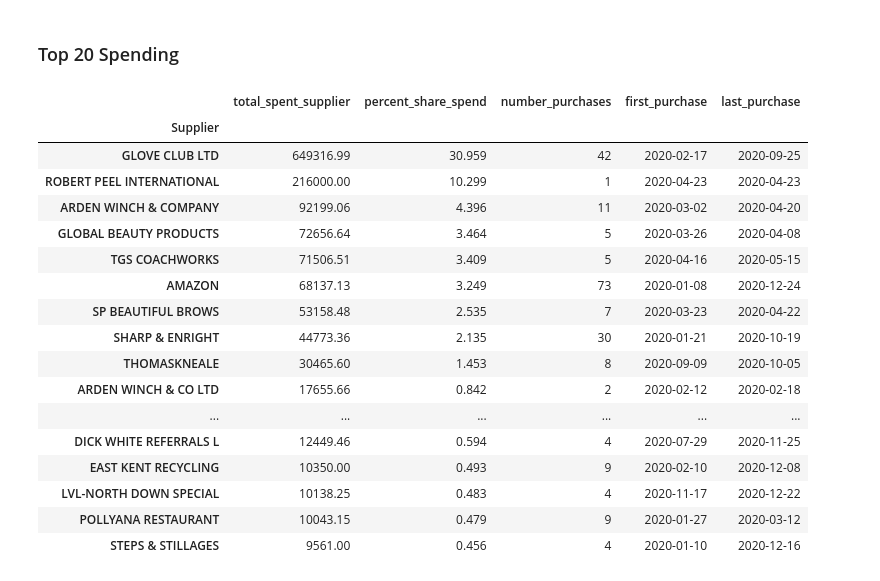
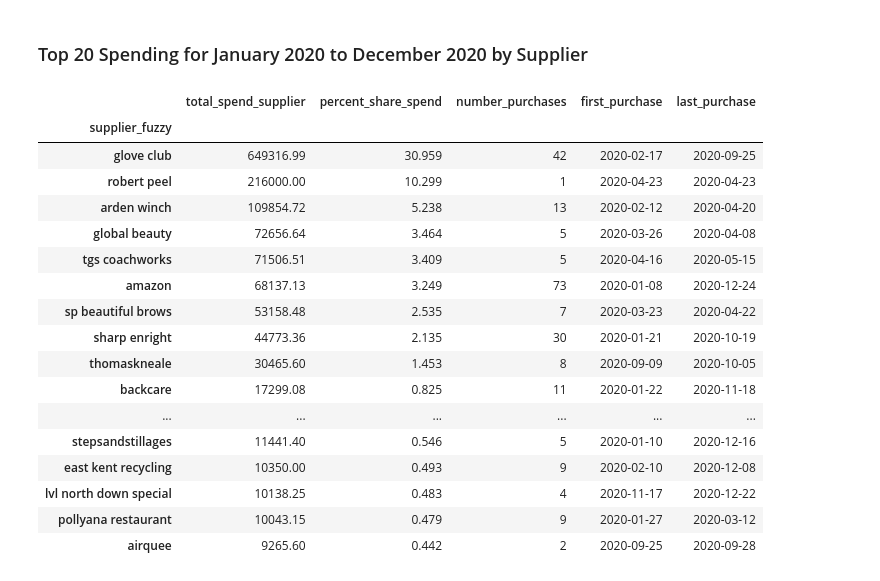
Before and after one commit to OtterOriented/home-office-spend-2020, a Jupyter notebook: HomeOffice.ipynb, the cells around one changed output. Drawn from its saved outputs; the diff is of its cells as text; code cells hidden in the pictures.

```diff
--- a/HomeOffice.ipynb
+++ b/HomeOffice.ipynb
@@ -101,0 +126,32 @@ spend['Supplier'] = spend['Supplier'].replace('TRUE GRIP OFF ROAD LTD', 'TRUE GR
+# %%
+
+# Lists used to match fuzzy replacement values.
+supplier_clean = list(spend['supplier_clean'].unique())
+supplier_fuzzy = list(spend['supplier_clean'].unique())  # Store the new fuzzy value for grouping by supplier name.
+
+# Replace with best match.
+# An average score will be used as initial tests showed good results for this method.
+for i in range(len(supplier_clean) - 1):  # Ignore final item as there's nothing for it to compare with.
+    clean = supplier_clean[i]
+    for j in range(len(supplier_fuzzy)):
+        fuzzy = supplier_fuzzy[j]
+        if clean.replace(' ', '') == fuzzy:  # A simple comparison may be enough.
+            supplier_fuzzy[j] = clean
+        else:
+            score = 0
+            score += fuzz.ratio(clean, fuzzy)
+            score += fuzz.partial_ratio(clean, fuzzy)
+            score += fuzz.token_sort_ratio(clean, fuzzy)
+            score += fuzz.token_set_ratio(clean, fuzzy)
+            if score / 4 > 79:
+                supplier_fuzzy[j] = clean
+
+# Add the new fuzzy values to the DataFrame, some will remain unchanged from the `clean` value.
+spend['supplier_fuzzy'] = spend['supplier_clean']
+for i in range(len(supplier_clean)):
+    if supplier_clean[i] != supplier_fuzzy[i]:
+        spend['supplier_fuzzy'].replace(
+            supplier_clean[i], supplier_fuzzy[i], regex=False, inplace=True
+        )
+
+spend[spend['supplier_clean'] != spend['supplier_fuzzy']]
@@ -117,0 +199,3 @@ plt.show()
+# %%
+spend.set_index('Date').resample('M').sum().to_html('spend_per_month.html')
+spend.set_index('Date').resample('M').sum()
@@ -118,35 +217,36 @@ plt.show()
 # %% [markdown]
-### Top 20 Spending
+### Top 20 Spending for January 2020 to December 2020 by Supplier
 # %%
-grouped = spend.groupby('Supplier')
+grouped = spend.groupby('supplier_fuzzy')
 
 report = grouped.agg(
-    total_spent_supplier=pd.NamedAgg(column='Amount', aggfunc='sum'),
+    total_spend_supplier=pd.NamedAgg(column='Amount', aggfunc='sum'),
     percent_share_spend=pd.NamedAgg(
         column='Amount',
         aggfunc=lambda x: round(np.sum(x) / total_spend * 100, 3)
     ),
     number_purchases=pd.NamedAgg(column='Amount', aggfunc='size'),
     first_purchase=pd.NamedAgg(column='Date', aggfunc='min'),
     last_purchase=pd.NamedAgg(column='Date', aggfunc='max')
 )
-report.sort_values('total_spent_supplier', ascending=False).head(20)
+report.sort_values('total_spend_supplier', ascending=False).head(20).to_html('top_20.html')
+report.sort_values('total_spend_supplier', ascending=False).head(20)
 # %% [output]
-|  | total_spent_supplier | percent_share_spend | number_purchases | first_purchase | last_purchase |
-| Supplier |  |  |  |  |  |
-| GLOVE CLUB LTD | 649316.99 | 30.959 | 42 | 2020-02-17 | 2020-09-25 |
-| ROBERT PEEL INTERNATIONAL | 216000.00 | 10.299 | 1 | 2020-04-23 | 2020-04-23 |
-| ARDEN WINCH & COMPANY | 92199.06 | 4.396 | 11 | 2020-03-02 | 2020-04-20 |
-| GLOBAL BEAUTY PRODUCTS | 72656.64 | 3.464 | 5 | 2020-03-26 | 2020-04-08 |
-| TGS COACHWORKS | 71506.51 | 3.409 | 5 | 2020-04-16 | 2020-05-15 |
-| AMAZON | 68137.13 | 3.249 | 73 | 2020-01-08 | 2020-12-24 |
-| SP BEAUTIFUL BROWS | 53158.48 | 2.535 | 7 | 2020-03-23 | 2020-04-22 |
-| SHARP & ENRIGHT | 44773.36 | 2.135 | 30 | 2020-01-21 | 2020-10-19 |
-| THOMASKNEALE | 30465.60 | 1.453 | 8 | 2020-09-09 | 2020-10-05 |
-| ARDEN WINCH & CO LTD | 17655.66 | 0.842 | 2 | 2020-02-12 | 2020-02-18 |
+|  | total_spend_supplier | percent_share_spend | number_purchases | first_purchase | last_purchase |
+| supplier_fuzzy |  |  |  |  |  |
+| glove club | 649316.99 | 30.959 | 42 | 2020-02-17 | 2020-09-25 |
+| robert peel | 216000.00 | 10.299 | 1 | 2020-04-23 | 2020-04-23 |
+| arden winch | 109854.72 | 5.238 | 13 | 2020-02-12 | 2020-04-20 |
+| global beauty | 72656.64 | 3.464 | 5 | 2020-03-26 | 2020-04-08 |
+| tgs coachworks | 71506.51 | 3.409 | 5 | 2020-04-16 | 2020-05-15 |
+| amazon | 68137.13 | 3.249 | 73 | 2020-01-08 | 2020-12-24 |
+| sp beautiful brows | 53158.48 | 2.535 | 7 | 2020-03-23 | 2020-04-22 |
+| sharp enright | 44773.36 | 2.135 | 30 | 2020-01-21 | 2020-10-19 |
+| thomaskneale | 30465.60 | 1.453 | 8 | 2020-09-09 | 2020-10-05 |
+| backcare | 17299.08 | 0.825 | 11 | 2020-01-22 | 2020-11-18 |
 | ... | ... | ... | ... | ... | ... |
-| DICK WHITE REFERRALS L | 12449.46 | 0.594 | 4 | 2020-07-29 | 2020-11-25 |
-| EAST KENT RECYCLING | 10350.00 | 0.493 | 9 | 2020-02-10 | 2020-12-08 |
-| LVL-NORTH DOWN SPECIAL | 10138.25 | 0.483 | 4 | 2020-11-17 | 2020-12-22 |
-| POLLYANA RESTAURANT | 10043.15 | 0.479 | 9 | 2020-01-27 | 2020-03-12 |
-| STEPS & STILLAGES | 9561.00 | 0.456 | 4 | 2020-01-10 | 2020-12-16 |
+| stepsandstillages | 11441.40 | 0.546 | 5 | 2020-01-10 | 2020-12-16 |
+| east kent recycling | 10350.00 | 0.493 | 9 | 2020-02-10 | 2020-12-08 |
+| lvl north down special | 10138.25 | 0.483 | 4 | 2020-11-17 | 2020-12-22 |
+| pollyana restaurant | 10043.15 | 0.479 | 9 | 2020-01-27 | 2020-03-12 |
+| airquee | 9265.60 | 0.442 | 2 | 2020-09-25 | 2020-09-28 |
```
Also changed, not shown: parts of 22 cells of this notebook, 7 other files.
